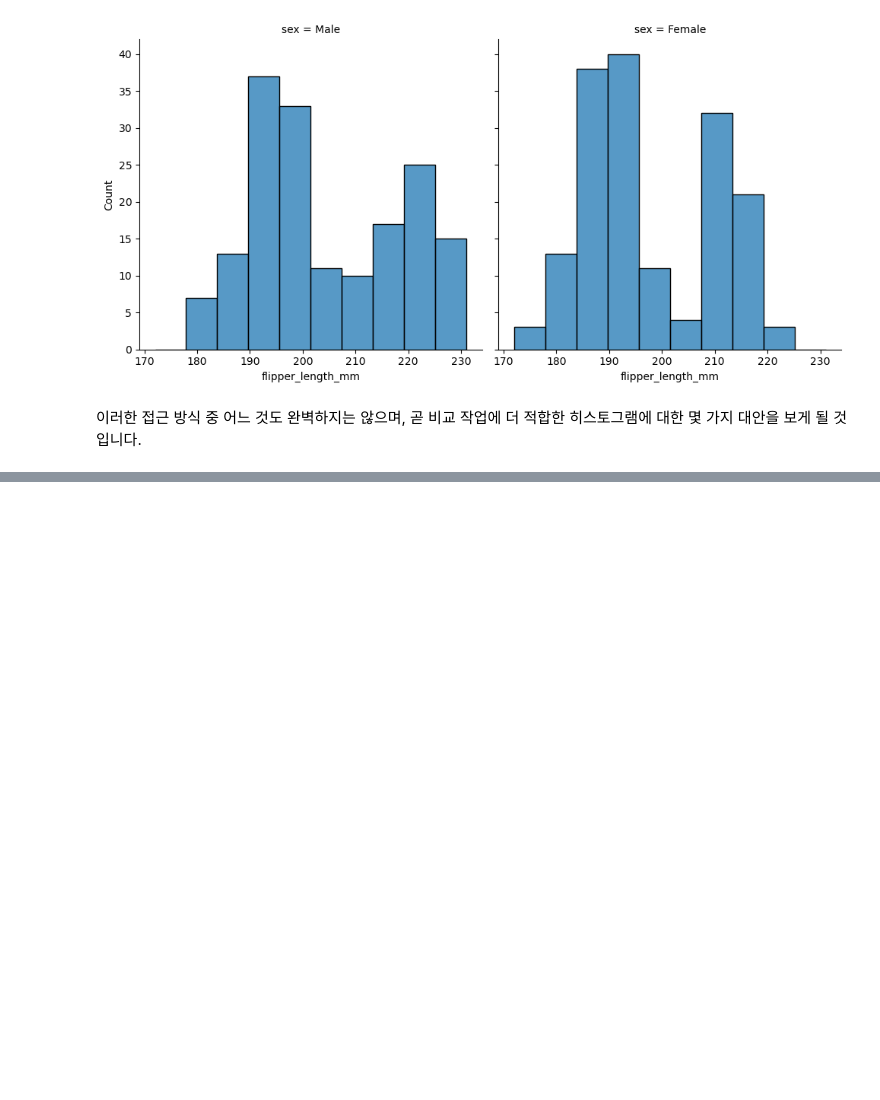
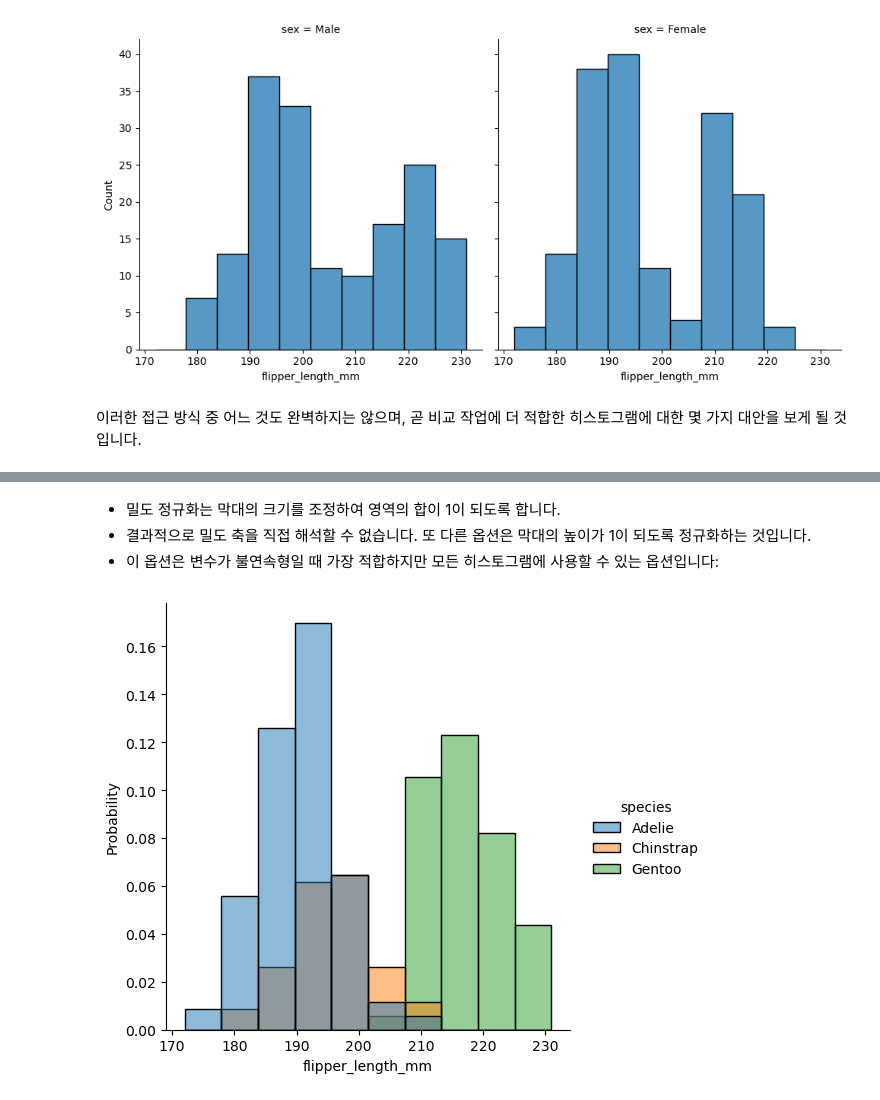
Before and after one commit to Daconic/Seaborn_tutorial_KOR, a Jupyter notebook: Visualizing distributions of data.ipynb, the cells around one changed output, grey strips where cells are left out. Saved outputs shown, nothing was run; the diff lists cells and outputs as text; code cells hidden in the pictures; blank space fills up the shorter version.

```diff
--- a/Visualizing distributions of data.ipynb
+++ b/Visualizing distributions of data.ipynb
@@ -112,0 +129,8 @@ sns.displot(penguins, x='flipper_length_mm', col='sex');
+# %% [markdown]
+- 밀도 정규화는 막대의 크기를 조정하여 영역의 합이 1이 되도록 합니다.
+- 결과적으로 밀도 축을 직접 해석할 수 없습니다. 또 다른 옵션은 막대의 높이가 1이 되도록 정규화하는 것입니다.
+- 이 옵션은 변수가 불연속형일 때 가장 적합하지만 모든 히스토그램에 사용할 수 있는 옵션입니다:
+# %%
+sns.displot(penguins, x="flipper_length_mm", hue="species", stat="probability");
+# %% [output]
+[figure, added]
```
Also changed, not shown: parts of 5 cells of this notebook.
